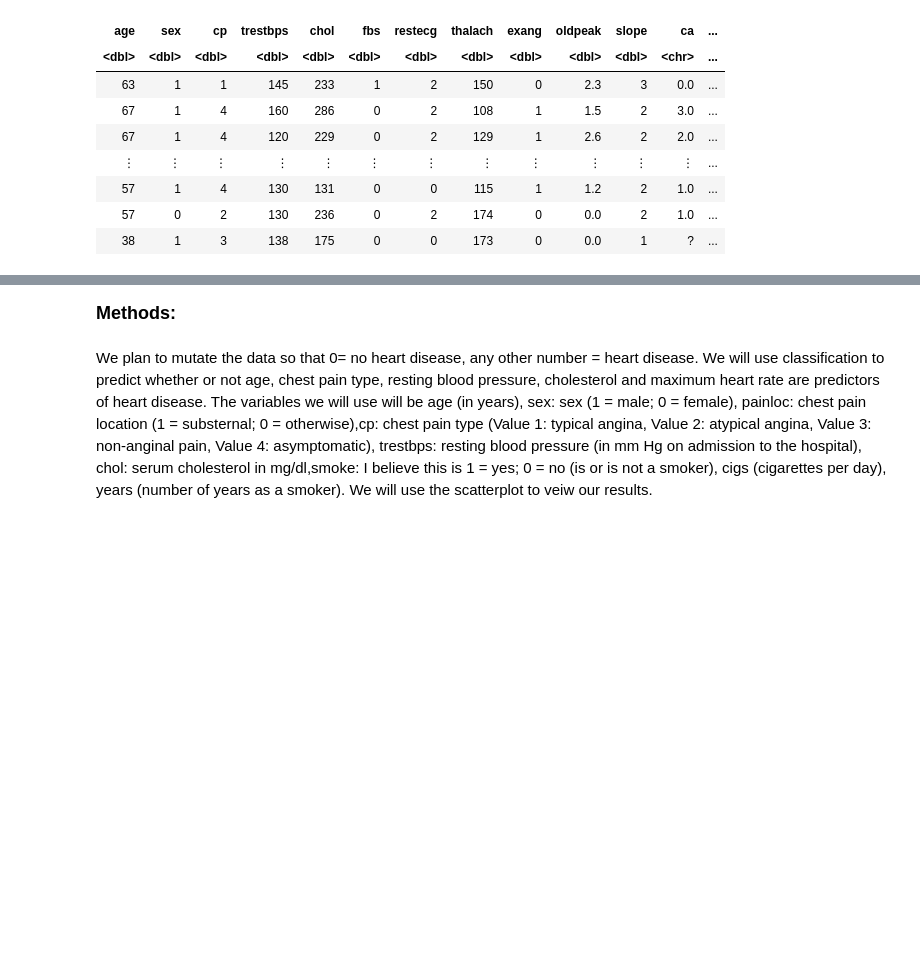
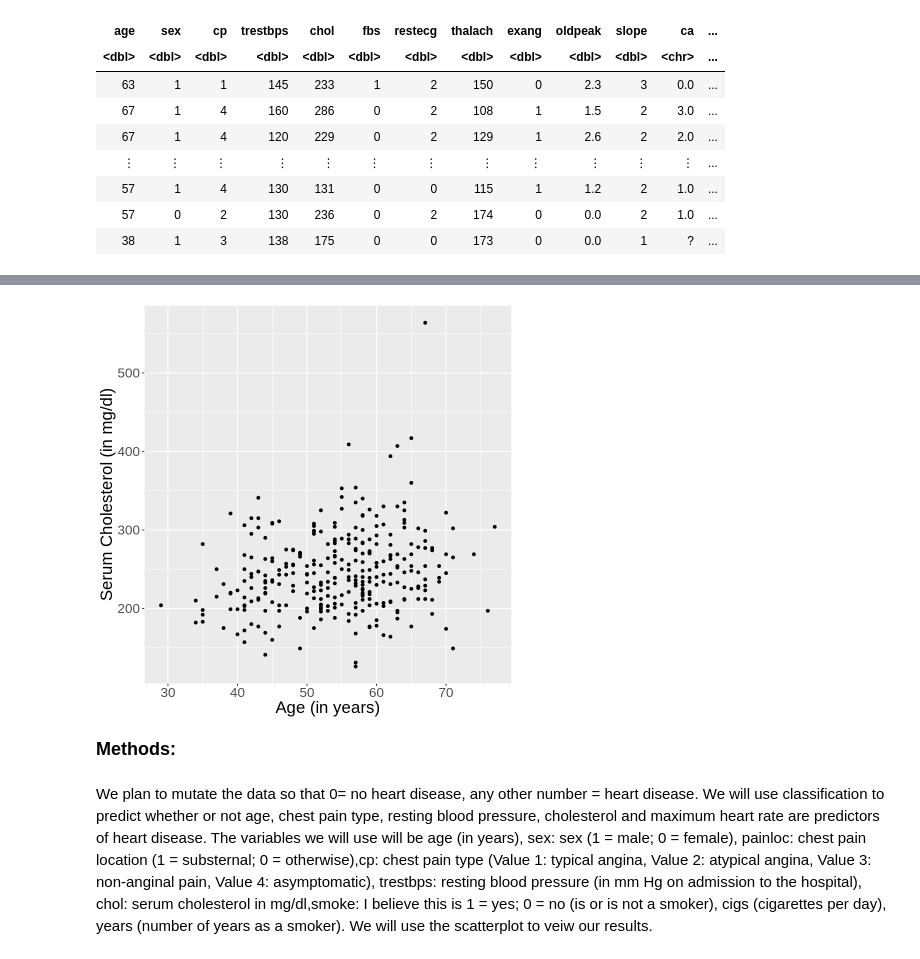
Before and after one commit to MilkyTeaxx/Final_project, a Jupyter notebook: Final_proj.ipynb, the cells around one changed output, grey strips where cells are left out. Cells and saved outputs as stored; diff of their text form; code cells hidden in the pictures; blank space fills up the shorter version.

Commit message:
made training data and graph

```diff
--- a/Final_proj.ipynb
+++ b/Final_proj.ipynb
@@ -91,3 +102,13 @@ ERROR: Error in parse(text = x, srcfile = src): <text>:1:7: unexpected symbol
+# %%
+data_plot<- data_mutated|>
+    ggplot(aes(x = age, y = chol))+
+        geom_point() +
+        xlab("Age (in years)") +
+        ylab("Serum Cholesterol (in mg/dl)")+
+        theme(text = element_text(size=20))
+data_plot
+# %% [output]
+[figure, added]
 # %% [markdown]
 <font size="4">**Methods:**</font>
 <br>
```
Also changed, not shown: parts of 3 cells of this notebook.
